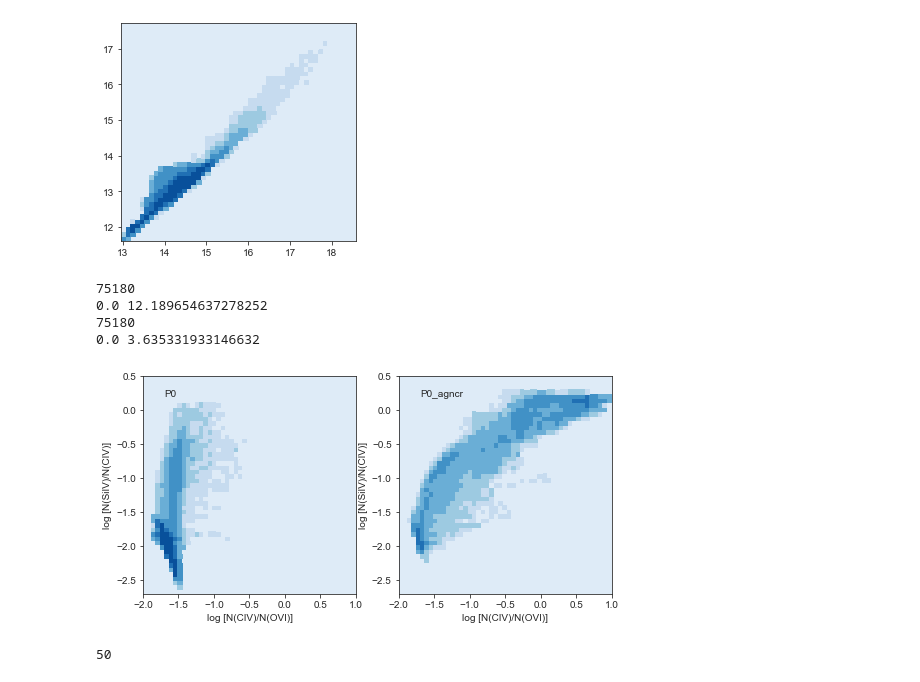
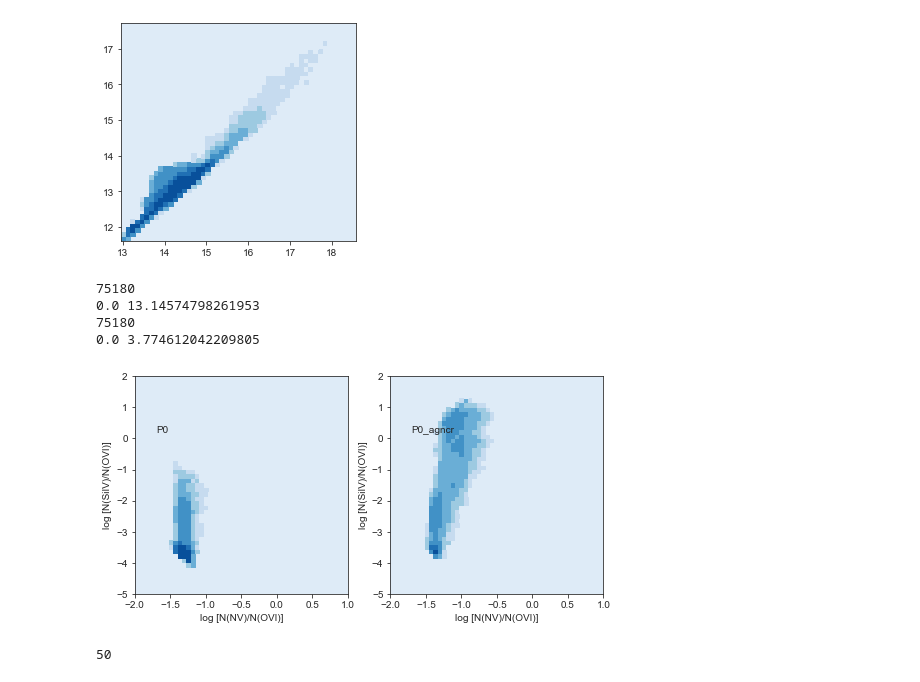
Before and after one commit to ibutsky/synthetic_spectra, a Jupyter notebook: scripts/plotting/paper_plots.ipynb, the cells around one changed output. Drawn from its saved outputs; the diff is of its cells as text; code cells hidden in the pictures.

Commit message:
updating projection plots and sightline data plots

```diff
--- a/scripts/plotting/paper_plots.ipynb
+++ b/scripts/plotting/paper_plots.ipynb
@@ -183,11 +183,3 @@ yt : [WARNING  ] 2021-02-20 16:47:19,474 Field ('gas', 'H_p0_mass') already exis
 [figure]
 [figure]
 [figure]
-# %%
-csv_data_file = '../../data/analyzed_spectra/merged_solutions_with_upper_limits.csv'
-ion_list, logN_list, logNerr_list, b_list, berr_list, vel_list, \
-                vel_err_list, ray_id_list, model_list, impact_list, ovi_label_list, detection_list \
-                = pt.load_csv_data(csv_data_file)
-
-mask = (model_list == 'P0agncr')
-print(ovi_label_list[mask])
@@ -852,12 +912,19 @@ plt.savefig('../../plots/vel_bval_histogram_%s.png'%model, dpi = 300)
 # %%
-csv_data_file = '../../data/analyzed_spectra/merged_solutions.csv'
+csv_data_file = '../../data/analyzed_spectra/merged_solutions_with_upper_limits.csv'
 ion_list, logN_list, logNerr_list, b_list, berr_list, vel_list, \
-        vel_err_list, ray_id_list, model_list, impact_list, ovi_label_list = pt.load_csv_data(csv_data_file)
+        vel_err_list, ray_id_list, model_list, impact_list, ovi_label_list, detection_list\
+        = pt.load_csv_data(csv_data_file)
 
 model = 'P0agncr'
 ion = 'SiIV'
 
-mask = (model_list == model) & (ion_list == ion)
 
-plt.scatter(impact_list[mask], logN_list[mask])
+for ray_id in range(100):
+    mask = (ray_id_list == ray_id) & (ion_list == 'OVI')
+    mask1 = mask & (model_list == 'P0')
+    mask2 = mask & (model_list == 'P0agncr')
+    print(ray_id, ovi_label_list[mask1], logN_list[mask1], b_list[mask1], '\n',
+              ovi_label_list[mask2], logN_list[mask2], b_list[mask2])
+
+#plt.scatter(impact_list[mask], logN_list[mask])
 # %% [output]
@@ -996,37 +1078,37 @@ def plot_ion_ratios(ax, model, plot_type = 1):
         ybins = np.linspace(-5, 2, 50)
     H, xedges, yedges = np.histogram2d(xfield[mask], yfield[mask], bins = (xbins, ybins),
                                        weights = None, normed = True)
     H = H.T
     X, Y = np.meshgrid(xedges, yedges)
 
 
     palette = pt.get_palette('H I')
     cmap = ListedColormap(palette)
     background = palette[0]
 
     print(H.min(), H.max())
     ax.pcolormesh(X, Y, H, norm = LogNorm(), vmin = 1e-2, vmax = 10, cmap = cmap)
   #  ax.set_xlim(-2, 1)
    # ax.set_ylim(-2.7, 0.5)
     ax.set_facecolor(background)
     ax.set_xlabel(xlabel)
     ax.set_ylabel(ylabel)
 
     ax.text(-1.7, 0.2, '%s'%model)
 
-plot_type = 1
+plot_type = 2
 fig, ax = plt.subplots(nrows = 1, ncols = 2, figsize = (8.4, 4))
 plot_ion_ratios(ax[0], 'P0', plot_type = plot_type)
 plot_ion_ratios(ax[1], 'P0_agncr', plot_type = plot_type)
 
 
 plt.savefig('../../plots/ion_ratio_%i.png'%plot_type, dpi = 300)
 # %% [output]
 75180
-0.0 12.189654637278252
+0.0 13.14574798261953
 75180
-0.0 3.635331933146632
+0.0 3.774612042209805
-[figure, old version]
+[figure, new version]
 # %%
 ds, gcenter, bv = spg.load_simulation_properties('P0_agncr')
 ad = ds.sphere(gcenter, (500, 'kpc'))
```
Also changed, not shown: parts of 5 cells of this notebook, 4 other files.
